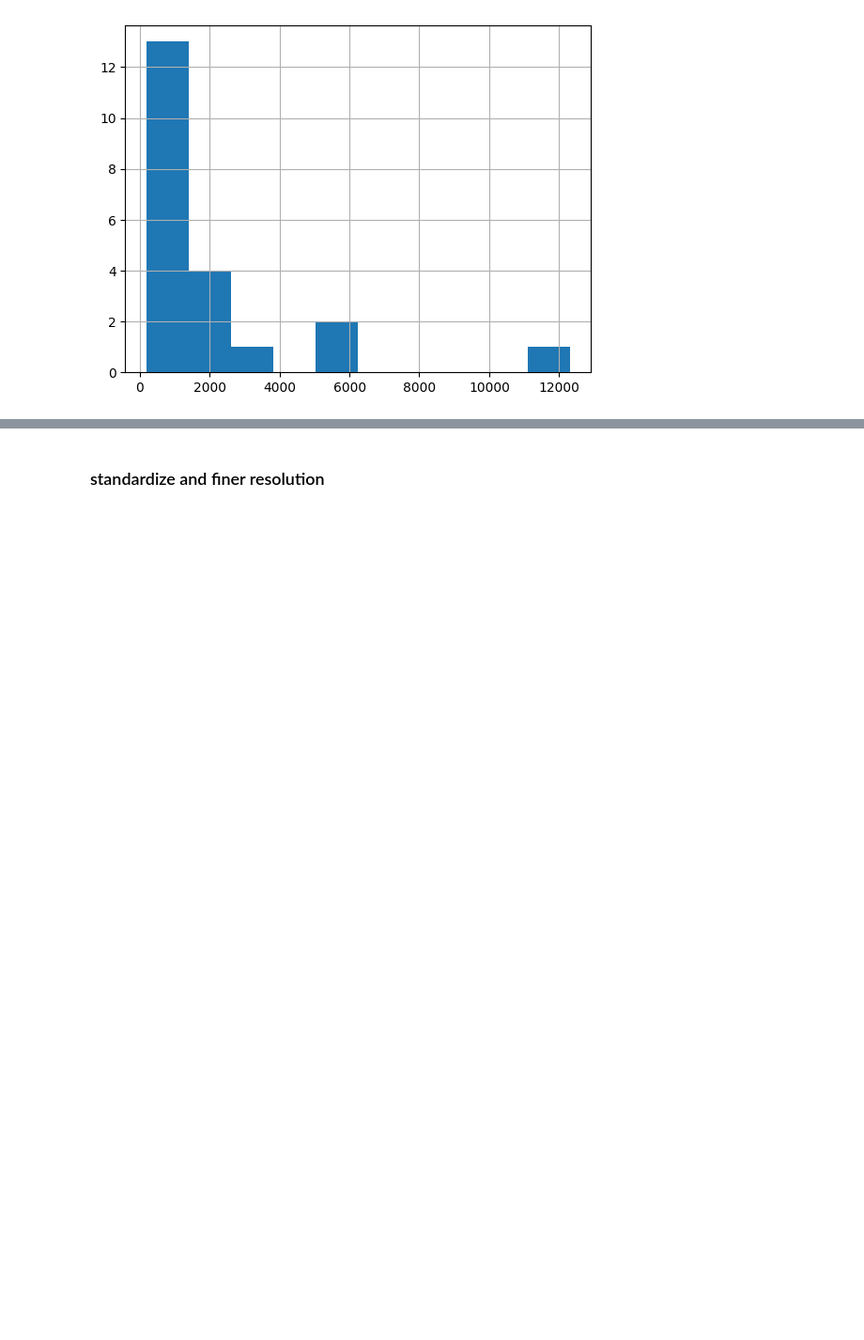
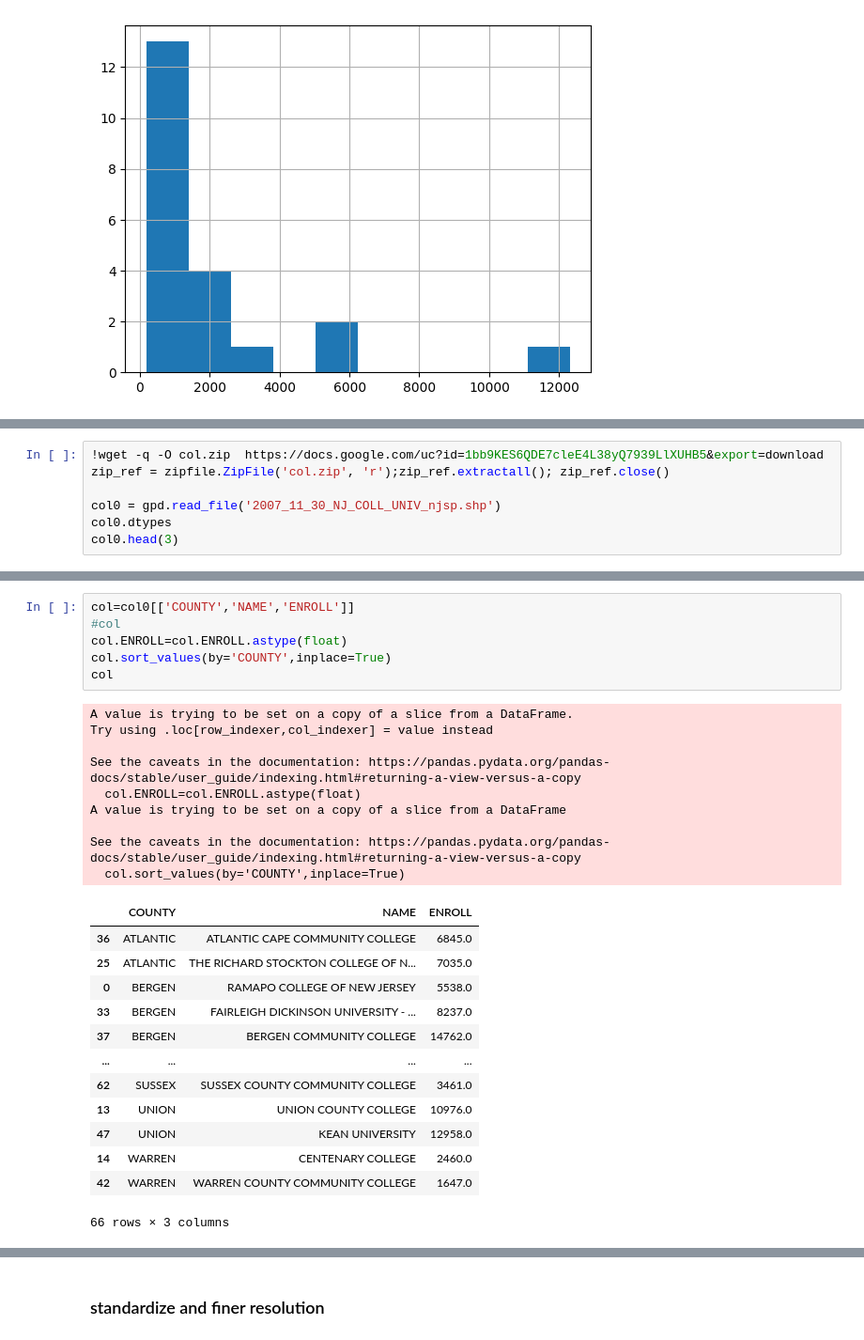
Before and after one commit to theaok/gisPy, a Jupyter notebook: map.ipynb, the cells around one changed output, grey strips where cells are left out. Shown at 94% size. Cells and saved outputs as stored; diff of their text form; blank space fills up the shorter version.

```diff
--- a/map.ipynb
+++ b/map.ipynb
@@ -763,0 +774,7 @@ njC.POPDEN2010.hist() #super skewed!
+# %%
+!wget -q -O col.zip  https://docs.google.com/uc?id=1bb9KES6QDE7cleE4L38yQ7939LlXUHB5&export=download
+zip_ref = zipfile.ZipFile('col.zip', 'r');zip_ref.extractall(); zip_ref.close()
+
+col0 = gpd.read_file('2007_11_30_NJ_COLL_UNIV_njsp.shp')
+col0.dtypes
+col0.head(3)
@@ -763,0 +805,29 @@ njC.POPDEN2010.hist() #super skewed!
+# %%
+col=col0[['COUNTY','NAME','ENROLL']]
+#col
+col.ENROLL=col.ENROLL.astype(float)
+col.sort_values(by='COUNTY',inplace=True)
+col
+# %% [output]
+A value is trying to be set on a copy of a slice from a DataFrame.
+Try using .loc[row_indexer,col_indexer] = value instead
+
+See the caveats in the documentation: https://pandas.pydata.org/pandas-docs/stable/user_guide/indexing.html#returning-a-view-versus-a-copy
+  col.ENROLL=col.ENROLL.astype(float)
+A value is trying to be set on a copy of a slice from a DataFrame
+
+See the caveats in the documentation: https://pandas.pydata.org/pandas-docs/stable/user_guide/indexing.html#returning-a-view-versus-a-copy
+  col.sort_values(by='COUNTY',inplace=True)
+|  | COUNTY | NAME | ENROLL |
+| 36 | ATLANTIC | ATLANTIC CAPE COMMUNITY COLLEGE | 6845.0 |
+| 25 | ATLANTIC | THE RICHARD STOCKTON COLLEGE OF N... | 7035.0 |
+| 0 | BERGEN | RAMAPO COLLEGE OF NEW JERSEY | 5538.0 |
+| 33 | BERGEN | FAIRLEIGH DICKINSON UNIVERSITY - ... | 8237.0 |
+| 37 | BERGEN | BERGEN COMMUNITY COLLEGE | 14762.0 |
+| ... | ... | ... | ... |
+| 62 | SUSSEX | SUSSEX COUNTY COMMUNITY COLLEGE | 3461.0 |
+| 13 | UNION | UNION COUNTY COLLEGE | 10976.0 |
+| 47 | UNION | KEAN UNIVERSITY | 12958.0 |
+| 14 | WARREN | CENTENARY COLLEGE | 2460.0 |
+| 42 | WARREN | WARREN COUNTY COMMUNITY COLLEGE | 1647.0 |
+66 rows × 3 columns
```
Also changed, not shown: parts of 7 cells of this notebook.
